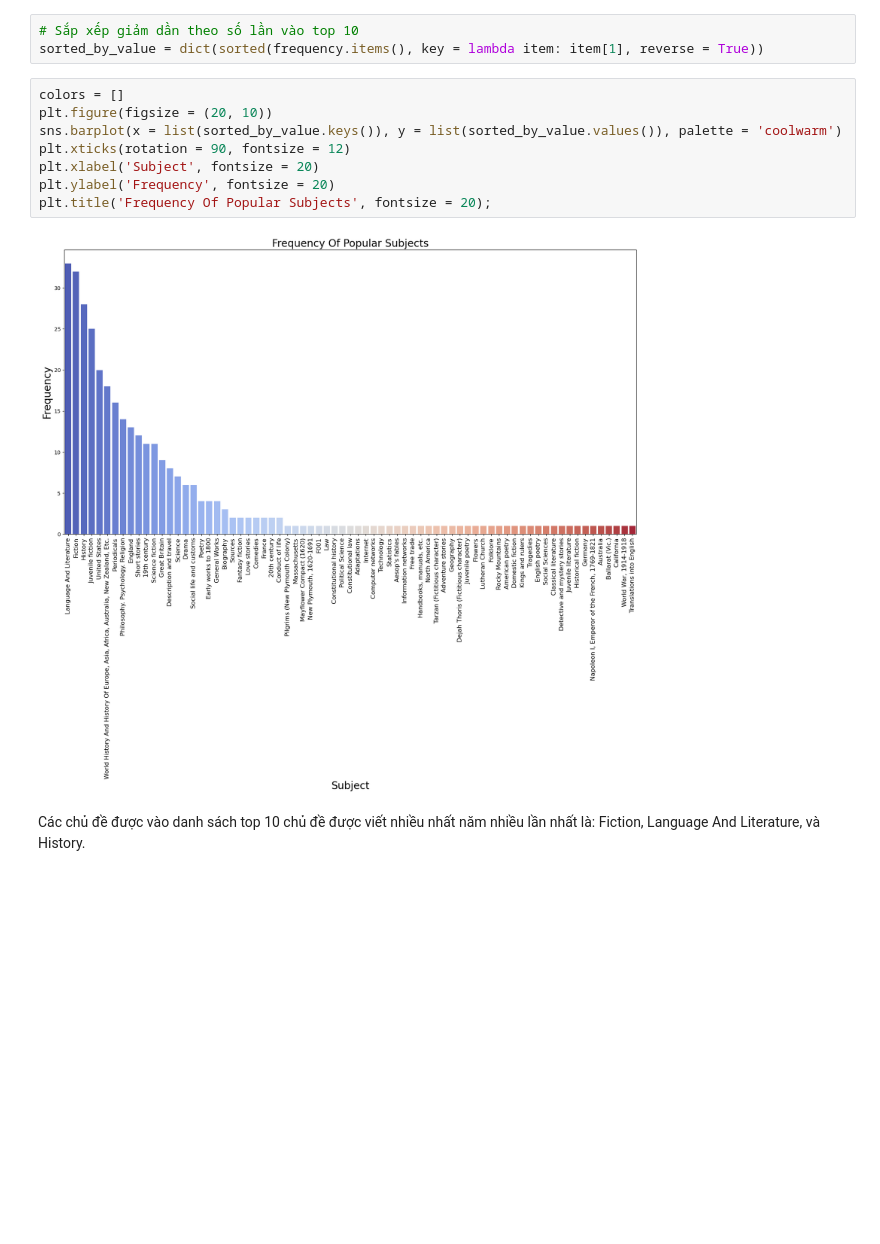
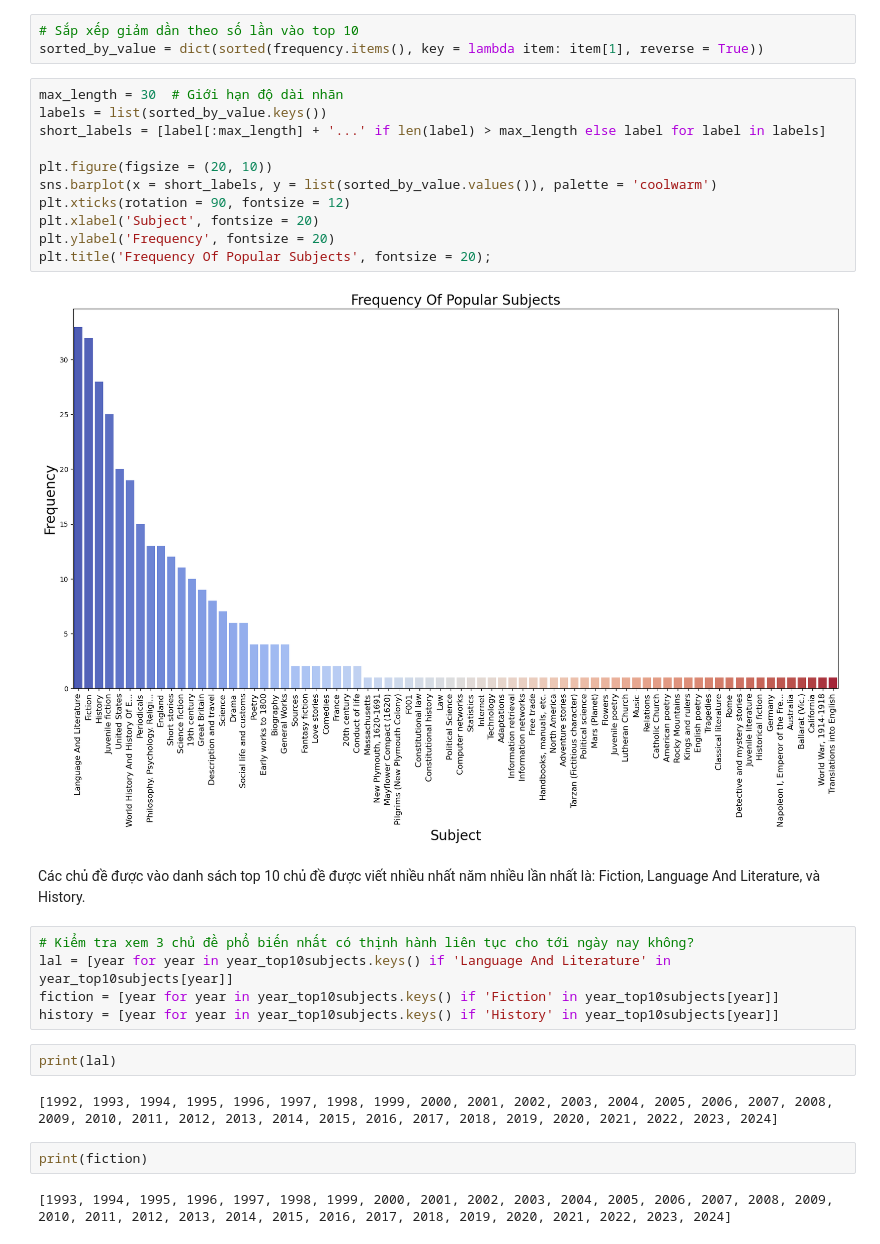
Before and after one commit to TempWiz/I2DS---Final-Project-Book-Recommandation-System, a Jupyter notebook: BooktagNetwork.ipynb, the cells around one changed output. Saved outputs shown, nothing was run; the diff lists cells and outputs as text; blank space fills up the shorter version.

```diff
--- a/BooktagNetwork.ipynb
+++ b/BooktagNetwork.ipynb
@@ -138,14 +138,30 @@ for subjects_list in year_top10subjects.values():
 # Sắp xếp giảm dần theo số lần vào top 10
 sorted_by_value = dict(sorted(frequency.items(), key = lambda item: item[1], reverse = True))
 # %%
-colors = []
+max_length = 30  # Giới hạn độ dài nhãn
+labels = list(sorted_by_value.keys())
+short_labels = [label[:max_length] + '...' if len(label) > max_length else label for label in labels]
+
 plt.figure(figsize = (20, 10))
-sns.barplot(x = list(sorted_by_value.keys()), y = list(sorted_by_value.values()), palette = 'coolwarm')
+sns.barplot(x = short_labels, y = list(sorted_by_value.values()), palette = 'coolwarm')
 plt.xticks(rotation = 90, fontsize = 12)
 plt.xlabel('Subject', fontsize = 20)
 plt.ylabel('Frequency', fontsize = 20)
 plt.title('Frequency Of Popular Subjects', fontsize = 20);
 # %% [output]
-[figure, old version]
+[figure, new version]
 # %% [markdown]
 Các chủ đề được vào danh sách top 10 chủ đề được viết nhiều nhất năm nhiều lần nhất là: Fiction, Language And Literature, và History.
+# %%
+# Kiểm tra xem 3 chủ đề phổ biến nhất có thịnh hành liên tục cho tới ngày nay không?
+lal = [year for year in year_top10subjects.keys() if 'Language And Literature' in year_top10subjects[year]]
+fiction = [year for year in year_top10subjects.keys() if 'Fiction' in year_top10subjects[year]]
+history = [year for year in year_top10subjects.keys() if 'History' in year_top10subjects[year]]
+# %%
+print(lal)
+# %% [output]
+[1992, 1993, 1994, 1995, 1996, 1997, 1998, 1999, 2000, 2001, 2002, 2003, 2004, 2005, 2006, 2007, 2008, 2009, 2010, 2011, 2012, 2013, 2014, 2015, 2016, 2017, 2018, 2019, 2020, 2021, 2022, 2023, 2024]
+# %%
+print(fiction)
+# %% [output]
+[1993, 1994, 1995, 1996, 1997, 1998, 1999, 2000, 2001, 2002, 2003, 2004, 2005, 2006, 2007, 2008, 2009, 2010, 2011, 2012, 2013, 2014, 2015, 2016, 2017, 2018, 2019, 2020, 2021, 2022, 2023, 2024]
```
Also changed, not shown: parts of 1 cell of this notebook.
